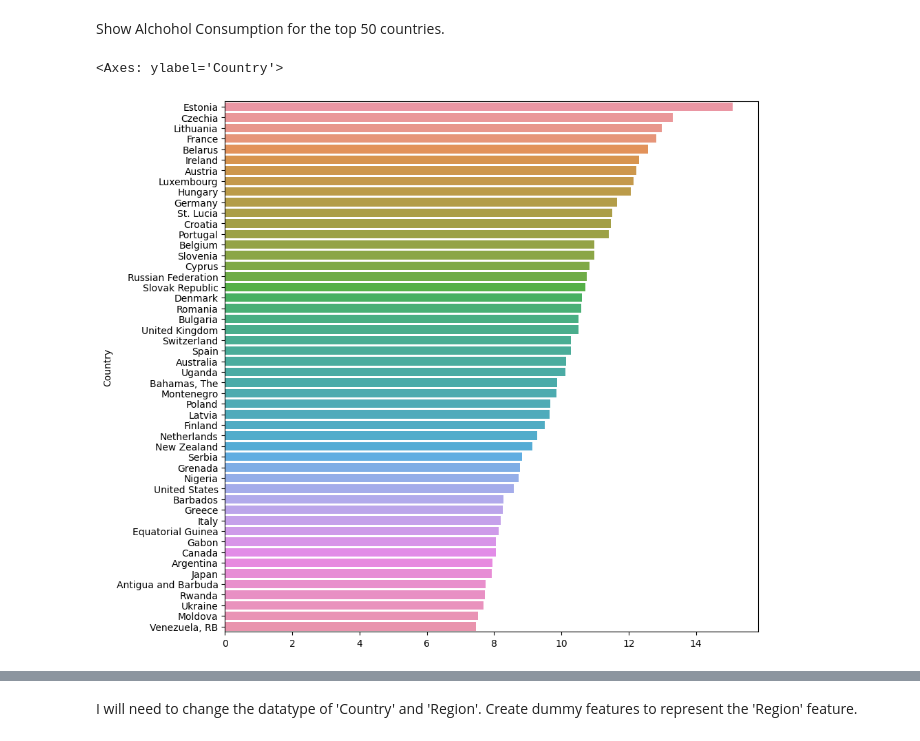
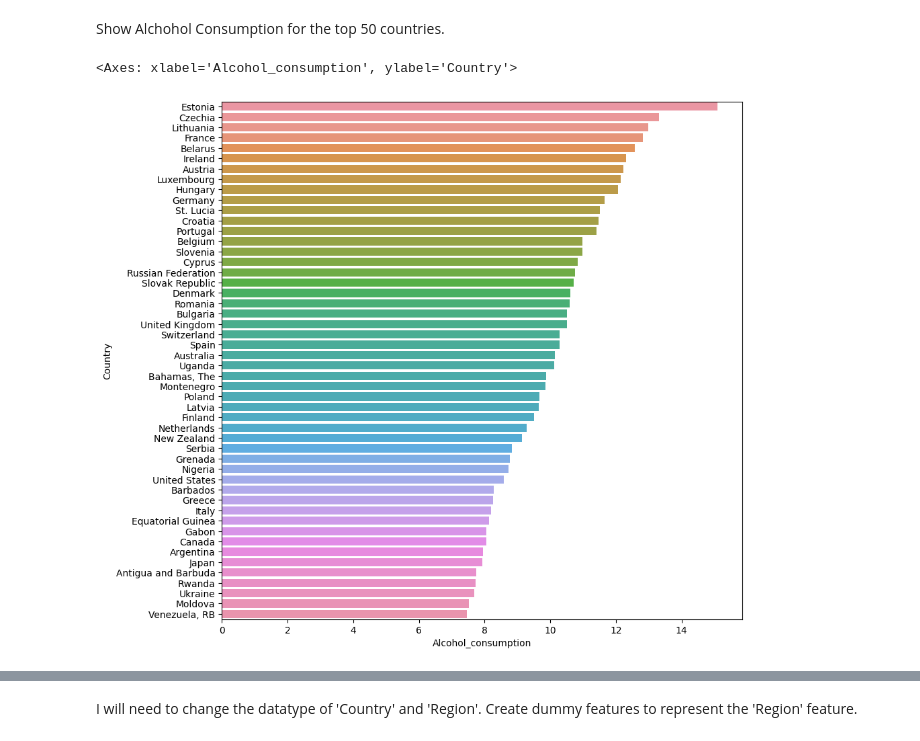
Before and after one commit to johnpospisil/who-life-expectancy-predictor, a Jupyter notebook: who-life-expectancy-prediction.ipynb, the cells around one changed output, grey strips where cells are left out. Drawn from its saved outputs; the diff is of its cells as text; code cells hidden in the pictures.

```diff
--- a/who-life-expectancy-prediction.ipynb
+++ b/who-life-expectancy-prediction.ipynb
@@ -137,6 +180,7 @@ x = alc_data['Alcohol_consumption'].tolist()
 # %%
 plt.figure(figsize=(10, 10))
-sns.barplot(y=y['Country'][0:50], x=x[0:50])
+sns.barplot(y=alc_data.filter(['Country'], axis=1)['Country'][0:50],
+            x=alc_data['Alcohol_consumption'][0:50])
 # %% [output]
-<Axes: ylabel='Country'>
+<Axes: xlabel='Alcohol_consumption', ylabel='Country'>
-[figure, old version]
+[figure, new version]
```
Also changed, not shown: parts of 12 cells of this notebook.
